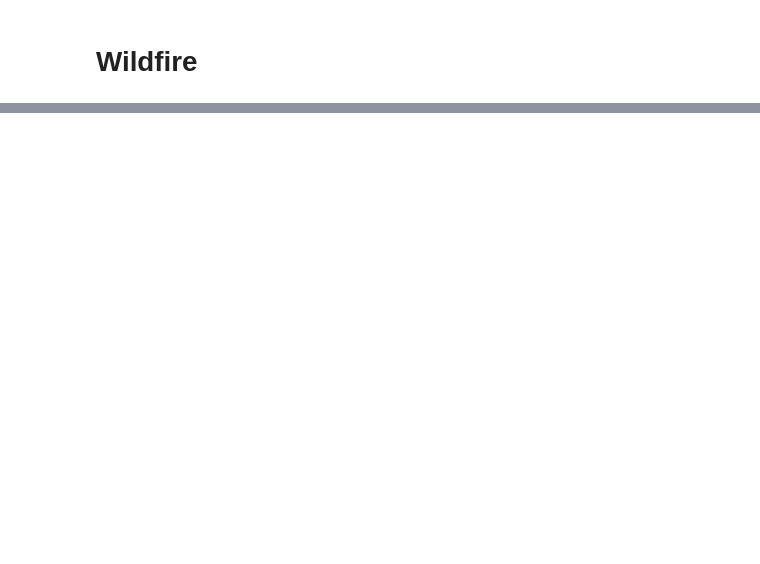
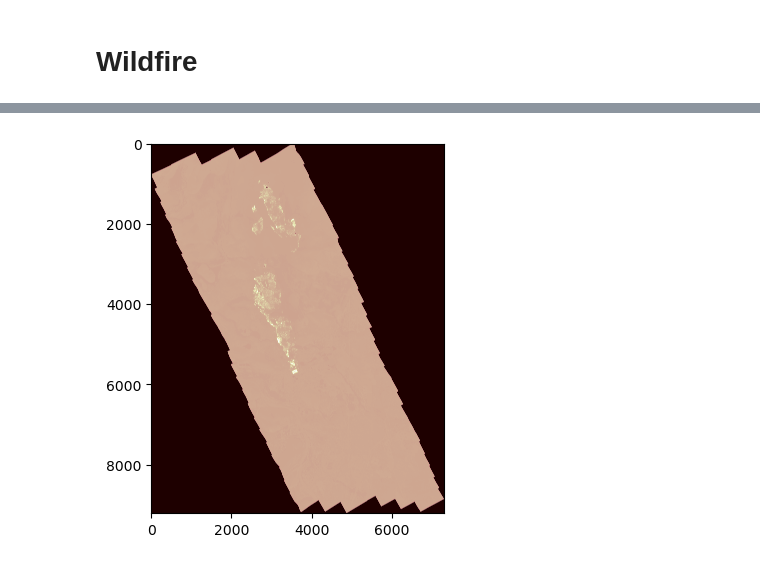
Before and after one commit to dotysan/GeoHack23-WildfirePerimeter, a Jupyter notebook: arno.ipynb, the cells around one changed output, grey strips where cells are left out. Saved outputs shown, nothing was run; the diff lists cells and outputs as text; code cells hidden in the pictures; blank space fills up the shorter version.

Commit message:
plot imported image

```diff
--- a/arno.ipynb
+++ b/arno.ipynb
@@ -24,0 +29,3 @@ CRS of image: EPSG:4326
+# %%
+band1 = dataset.read(1)
+band1
@@ -24,0 +40,5 @@ CRS of image: EPSG:4326
+# %%
+pyplot.imshow(band1, cmap='pink')
+pyplot.show()
+# %% [output]
+[figure, added]
```
Also changed, not shown: parts of 3 cells of this notebook.
